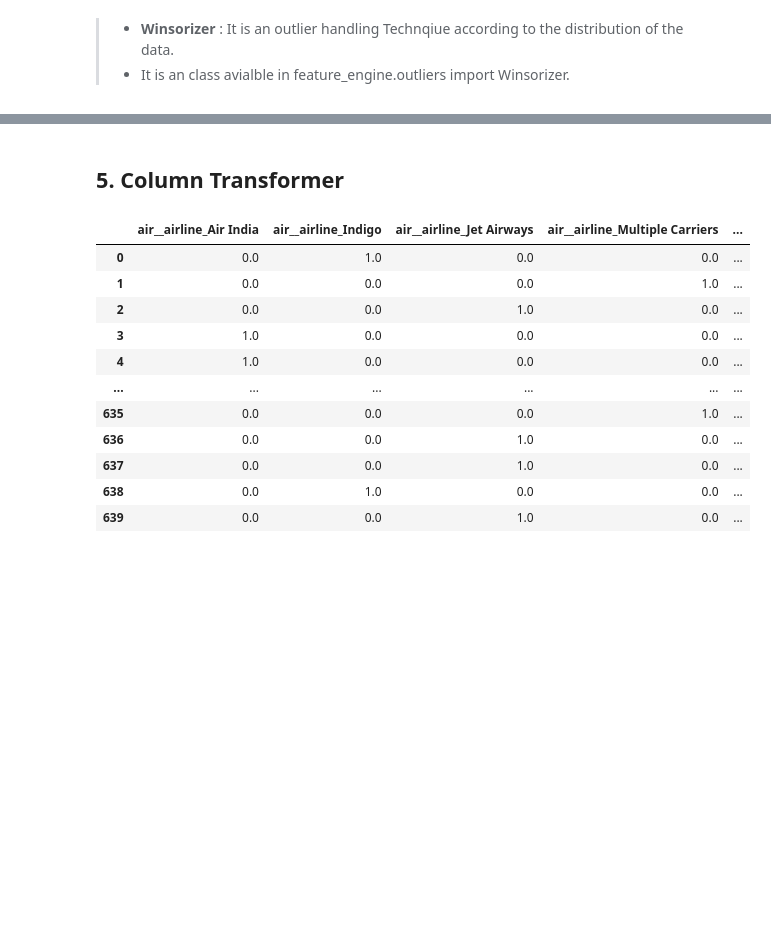
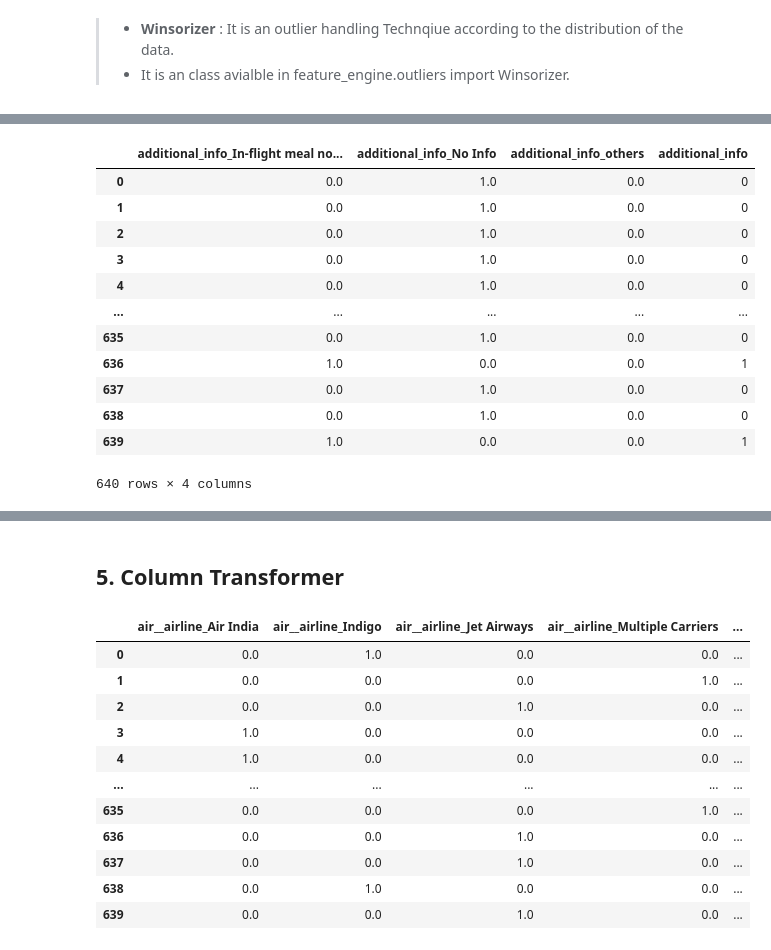
Before and after one commit to ninja03jod/SageMaker_Flight_Price_Prediction, a Jupyter notebook: Notebooks/feature-engineering.ipynb, the cells around one changed output, grey strips where cells are left out. Cells and saved outputs as stored; diff of their text form; code cells hidden in the pictures; blank space fills up the shorter version.

```diff
--- a/Notebooks/feature-engineering.ipynb
+++ b/Notebooks/feature-engineering.ipynb
@@ -602,0 +704,7 @@ duration_transformer.fit_transform(X_train[['duration']])
+# %%
+info_pipe1 = Pipeline(steps=[
+    ('grouper', RareLabelEncoder(tol=0.1, n_categories=2, replace_with='others')),
+    ('encoder', OneHotEncoder(sparse_output=False, handle_unknown='ignore'))
+])
+
+info_pipe1.fit_transform(X_train.loc[:,['additional_info']])
@@ -602,0 +725,9 @@ duration_transformer.fit_transform(X_train[['duration']])
+# %%
+def have_info(X):
+    return (
+        X
+        .assign(
+            additional_info= X.additional_info.ne('No Info').astype(int)
+        )
+    )
+have_info(X_train.loc[:,['additional_info']])
@@ -602,0 +753,21 @@ duration_transformer.fit_transform(X_train[['duration']])
+# %%
+info_union = FeatureUnion(transformer_list=[
+    ('part1', info_pipe1),
+    ('part2', FunctionTransformer(func=have_info))
+])
+
+info_union.fit_transform(X_train.loc[:,['additional_info']])
+# %% [output]
+|  | additional_info_In-flight meal no... | additional_info_No Info | additional_info_others | additional_info |
+| 0 | 0.0 | 1.0 | 0.0 | 0 |
+| 1 | 0.0 | 1.0 | 0.0 | 0 |
+| 2 | 0.0 | 1.0 | 0.0 | 0 |
+| 3 | 0.0 | 1.0 | 0.0 | 0 |
+| 4 | 0.0 | 1.0 | 0.0 | 0 |
+| ... | ... | ... | ... | ... |
+| 635 | 0.0 | 1.0 | 0.0 | 0 |
+| 636 | 1.0 | 0.0 | 0.0 | 1 |
+| 637 | 0.0 | 1.0 | 0.0 | 0 |
+| 638 | 0.0 | 1.0 | 0.0 | 0 |
+| 639 | 1.0 | 0.0 | 0.0 | 1 |
+640 rows × 4 columns
```
Also changed, not shown: parts of 21 cells of this notebook.
